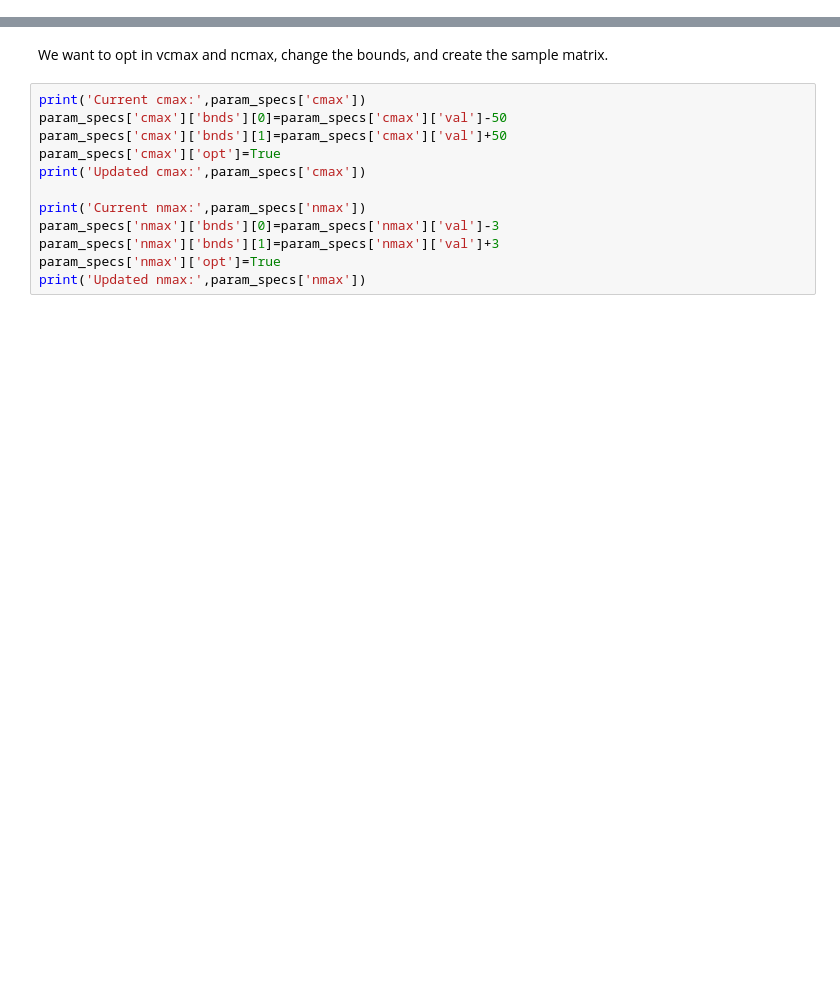
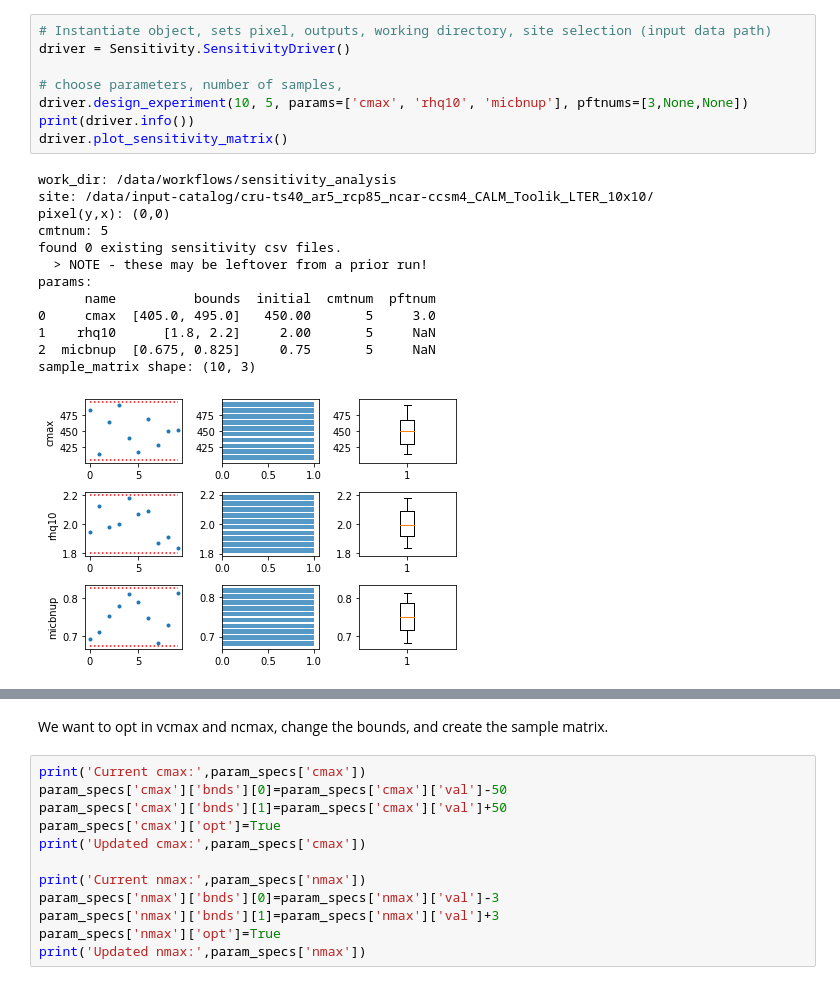
Before and after one commit to uaf-arctic-eco-modeling/dvm-dos-tem, a Jupyter notebook: scripts/Docker-sensitivity-workflow.ipynb, the cells around one changed output, grey strips where cells are left out. Saved outputs shown, nothing was run; the diff lists cells and outputs as text; blank space fills up the shorter version.

```diff
--- a/scripts/Docker-sensitivity-workflow.ipynb
+++ b/scripts/Docker-sensitivity-workflow.ipynb
@@ -44,0 +174,22 @@ driver = Sensitivity.SensitivityDriver(param_specs, sample_N=7)
+# %%
+# Instantiate object, sets pixel, outputs, working directory, site selection (input data path)
+driver = Sensitivity.SensitivityDriver()
+
+# choose parameters, number of samples,
+driver.design_experiment(10, 5, params=['cmax', 'rhq10', 'micbnup'], pftnums=[3,None,None])
+print(driver.info())
+driver.plot_sensitivity_matrix()
+# %% [output]
+work_dir: /data/workflows/sensitivity_analysis
+site: /data/input-catalog/cru-ts40_ar5_rcp85_ncar-ccsm4_CALM_Toolik_LTER_10x10/
+pixel(y,x): (0,0)
+cmtnum: 5
+found 0 existing sensitivity csv files.
+  > NOTE - these may be leftover from a prior run!
+params:
+      name          bounds  initial  cmtnum  pftnum
+0     cmax  [405.0, 495.0]   450.00       5     3.0
+1    rhq10      [1.8, 2.2]     2.00       5     NaN
+2  micbnup  [0.675, 0.825]     0.75       5     NaN
+sample_matrix shape: (10, 3)
+[figure, added]
```
Also changed, not shown: parts of 43 cells of this notebook, 1 other file.
